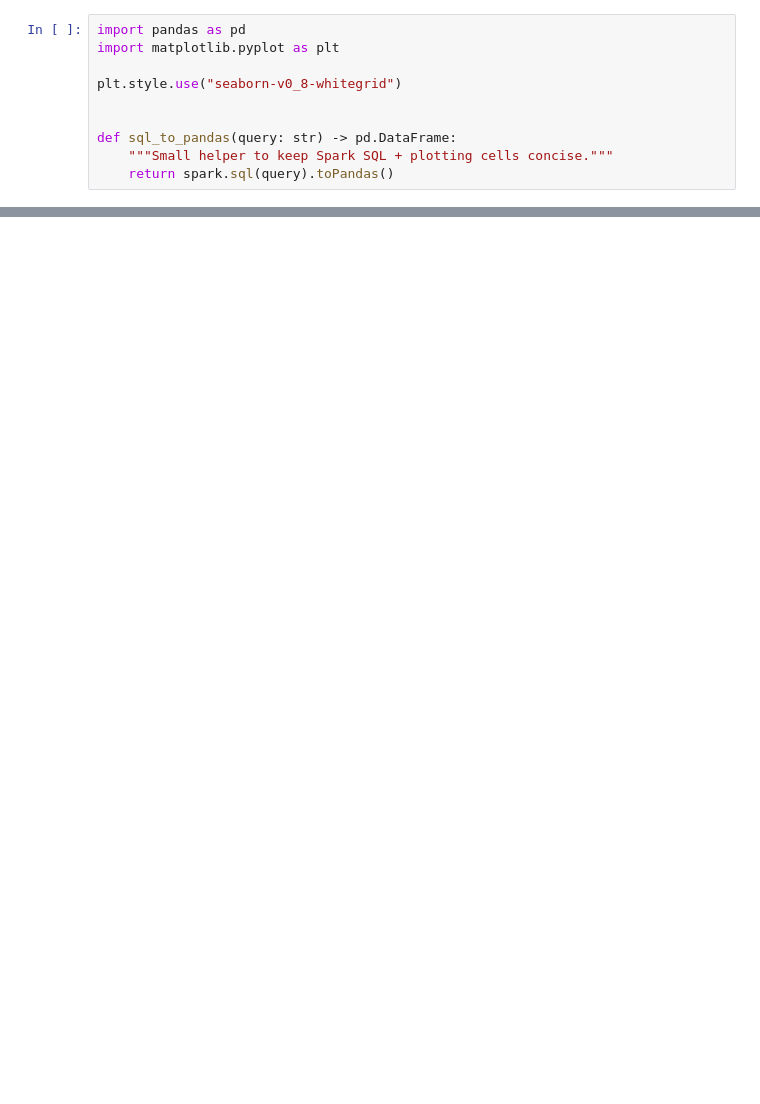
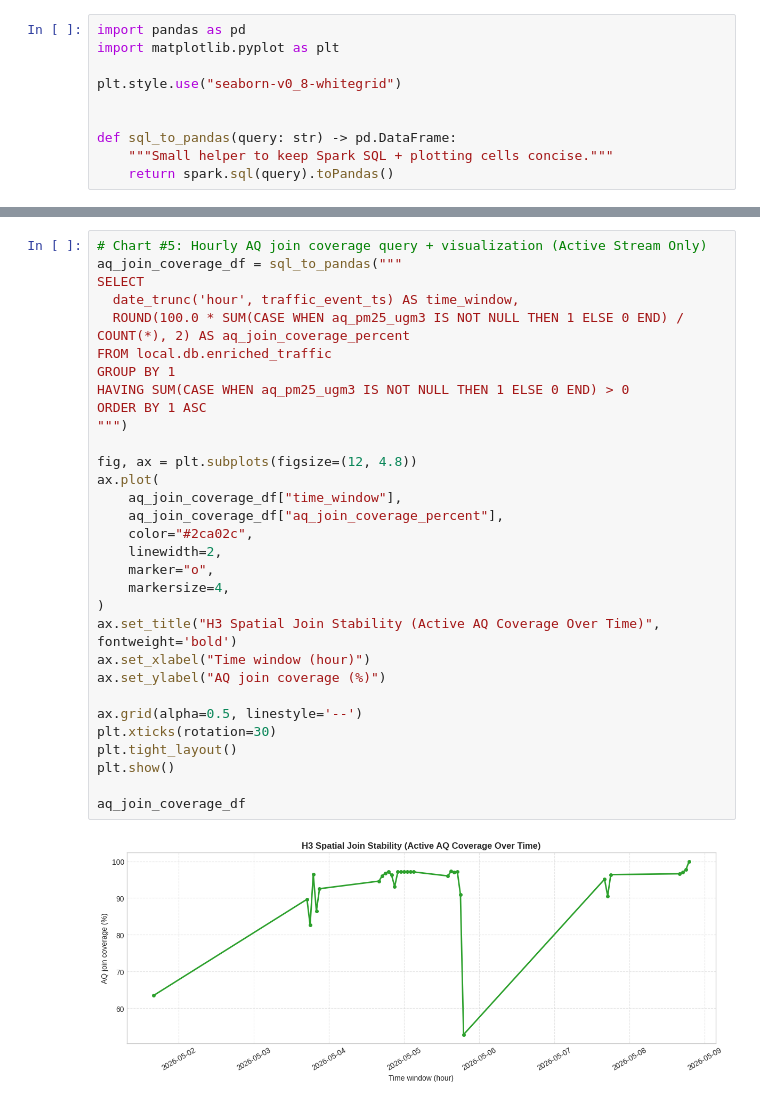
Before and after one commit to AlexanderS10/nyc-traffic-emissions-pipeline, a Jupyter notebook: workspace/02_live_data_exploration.ipynb, the cells around one changed output, grey strips where cells are left out. Cells and saved outputs as stored; diff of their text form; blank space fills up the shorter version.

```diff
--- a/workspace/02_live_data_exploration.ipynb
+++ b/workspace/02_live_data_exploration.ipynb
@@ -678,0 +679,33 @@ coverage_df.tail(20)
+# %%
+# Chart #5: Hourly AQ join coverage query + visualization (Active Stream Only)
+aq_join_coverage_df = sql_to_pandas("""
+SELECT
+  date_trunc('hour', traffic_event_ts) AS time_window,
+  ROUND(100.0 * SUM(CASE WHEN aq_pm25_ugm3 IS NOT NULL THEN 1 ELSE 0 END) / COUNT(*), 2) AS aq_join_coverage_percent
+FROM local.db.enriched_traffic
+GROUP BY 1
+HAVING SUM(CASE WHEN aq_pm25_ugm3 IS NOT NULL THEN 1 ELSE 0 END) > 0
+ORDER BY 1 ASC
+""")
+
+fig, ax = plt.subplots(figsize=(12, 4.8))
+ax.plot(
+    aq_join_coverage_df["time_window"],
+    aq_join_coverage_df["aq_join_coverage_percent"],
+    color="#2ca02c",
+    linewidth=2,
+    marker="o",
+    markersize=4,
+)
+ax.set_title("H3 Spatial Join Stability (Active AQ Coverage Over Time)", fontweight='bold')
+ax.set_xlabel("Time window (hour)")
+ax.set_ylabel("AQ join coverage (%)")
+
+ax.grid(alpha=0.5, linestyle='--')
+plt.xticks(rotation=30)
+plt.tight_layout()
+plt.show()
+
+aq_join_coverage_df
+# %% [output]
+[figure, added]
```
Also changed, not shown: parts of 29 cells of this notebook, 1 other file.
